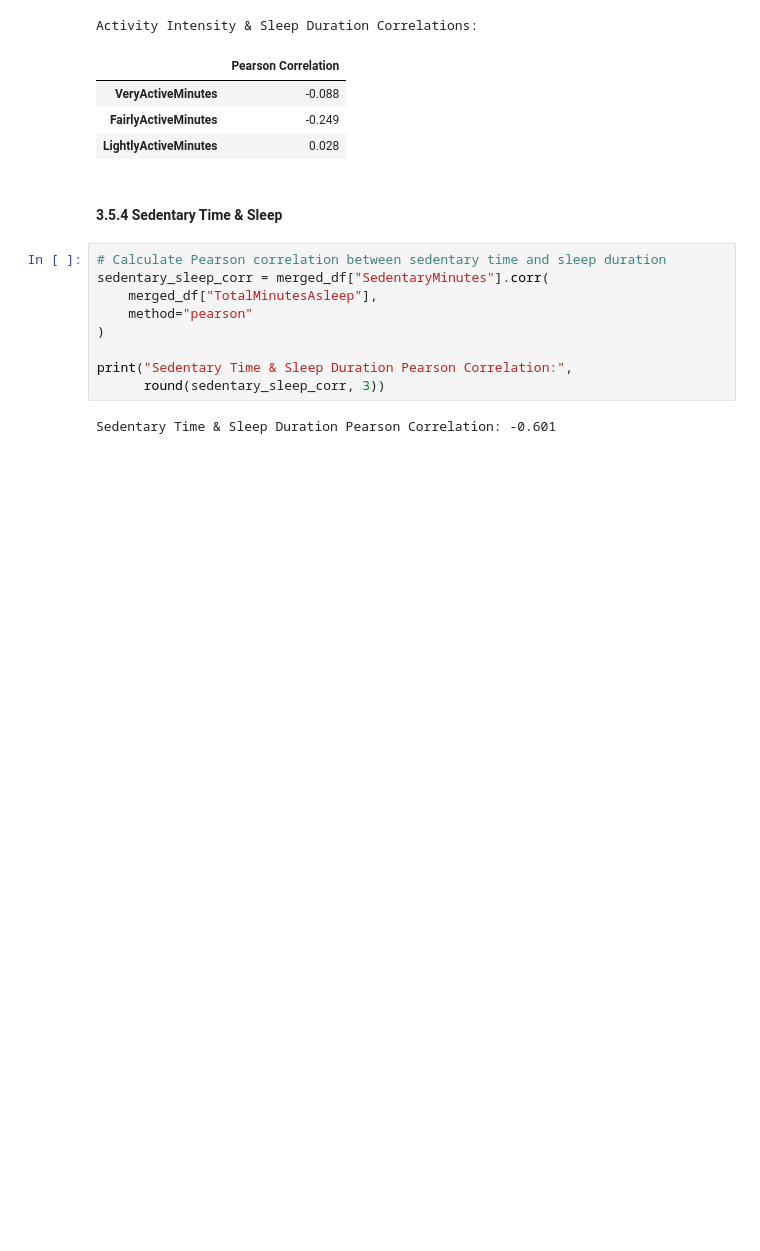
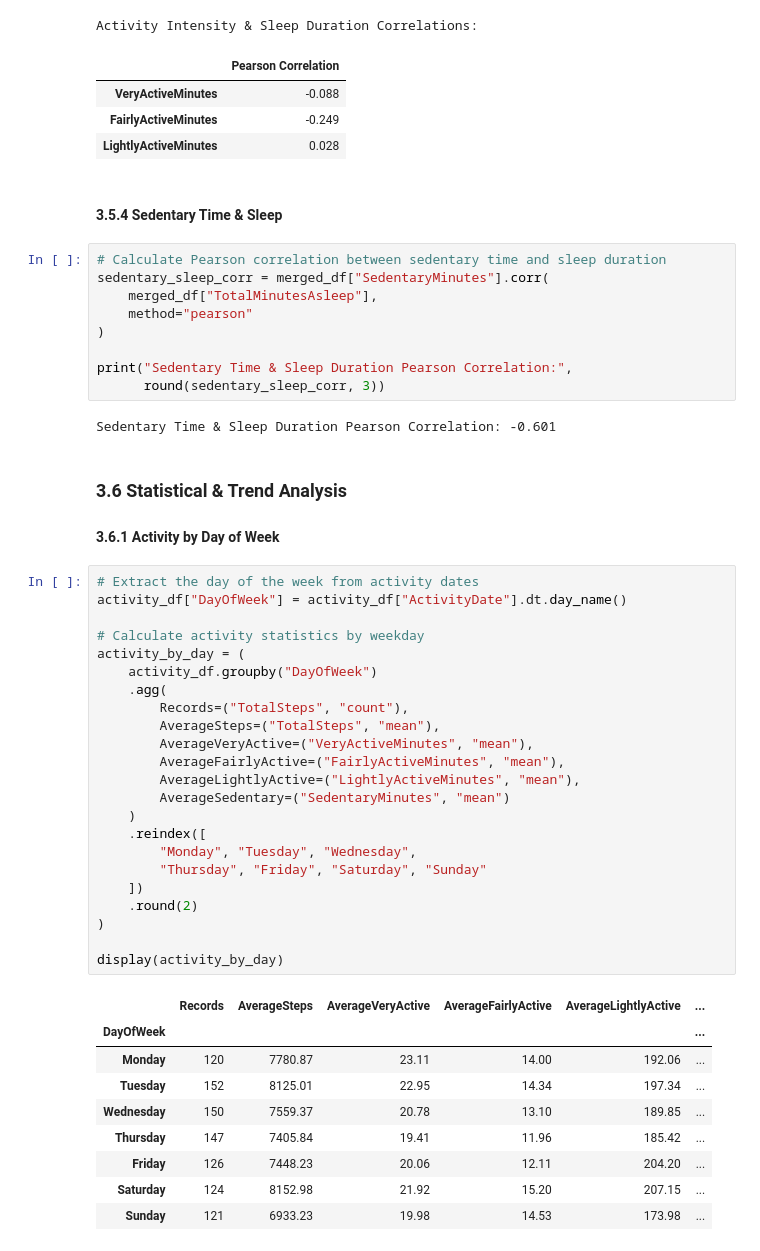
Before and after one commit to Abdallah-9i/bellabeat-data-analysis, a Jupyter notebook: notebooks/03_exploratory_data_analysis.ipynb, the cells around one changed output. Cells and saved outputs as stored; diff of their text form; blank space fills up the shorter version.

```diff
--- a/notebooks/03_exploratory_data_analysis.ipynb
+++ b/notebooks/03_exploratory_data_analysis.ipynb
@@ -455,3 +455,40 @@ print("Sedentary Time & Sleep Duration Pearson Correlation:",
       round(sedentary_sleep_corr, 3))
 # %% [output]
 Sedentary Time & Sleep Duration Pearson Correlation: -0.601
+# %% [markdown]
+### 3.6 Statistical & Trend Analysis
+
+#### 3.6.1 Activity by Day of Week
+# %%
+# Extract the day of the week from activity dates
+activity_df["DayOfWeek"] = activity_df["ActivityDate"].dt.day_name()
+
+# Calculate activity statistics by weekday
+activity_by_day = (
+    activity_df.groupby("DayOfWeek")
+    .agg(
+        Records=("TotalSteps", "count"),
+        AverageSteps=("TotalSteps", "mean"),
+        AverageVeryActive=("VeryActiveMinutes", "mean"),
+        AverageFairlyActive=("FairlyActiveMinutes", "mean"),
+        AverageLightlyActive=("LightlyActiveMinutes", "mean"),
+        AverageSedentary=("SedentaryMinutes", "mean")
+    )
+    .reindex([
+        "Monday", "Tuesday", "Wednesday",
+        "Thursday", "Friday", "Saturday", "Sunday"
+    ])
+    .round(2)
+)
+
+display(activity_by_day)
+# %% [output]
+|  | Records | AverageSteps | AverageVeryActive | AverageFairlyActive | AverageLightlyActive | ... |
+| DayOfWeek |  |  |  |  |  | ... |
+| Monday | 120 | 7780.87 | 23.11 | 14.00 | 192.06 | ... |
+| Tuesday | 152 | 8125.01 | 22.95 | 14.34 | 197.34 | ... |
+| Wednesday | 150 | 7559.37 | 20.78 | 13.10 | 189.85 | ... |
+| Thursday | 147 | 7405.84 | 19.41 | 11.96 | 185.42 | ... |
+| Friday | 126 | 7448.23 | 20.06 | 12.11 | 204.20 | ... |
+| Saturday | 124 | 8152.98 | 21.92 | 15.20 | 207.15 | ... |
+| Sunday | 121 | 6933.23 | 19.98 | 14.53 | 173.98 | ... |
```
Also changed, not shown: parts of 4 cells of this notebook.
